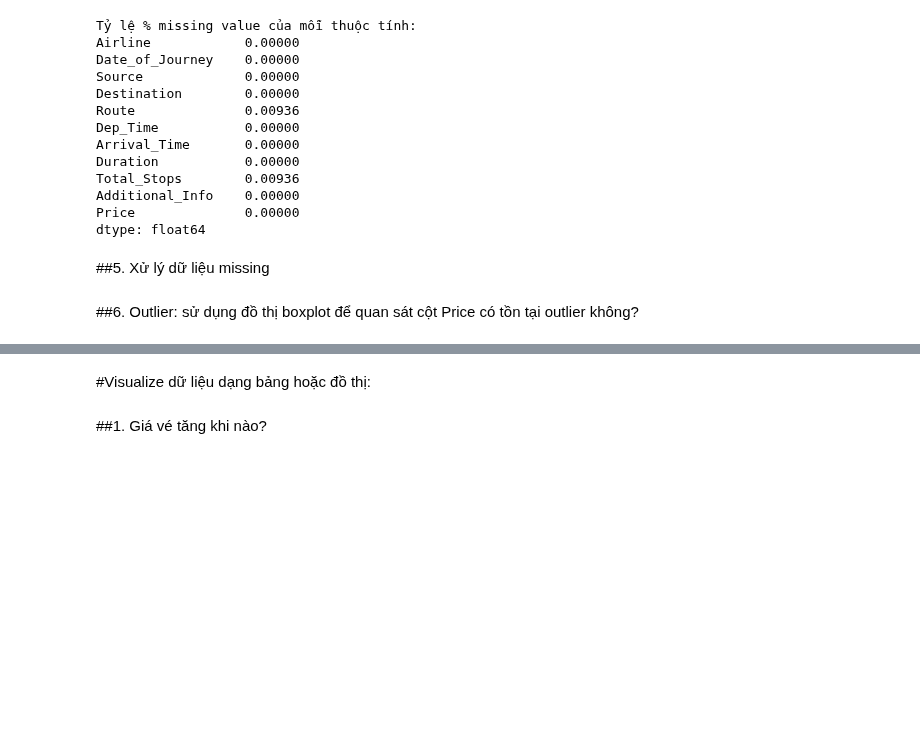
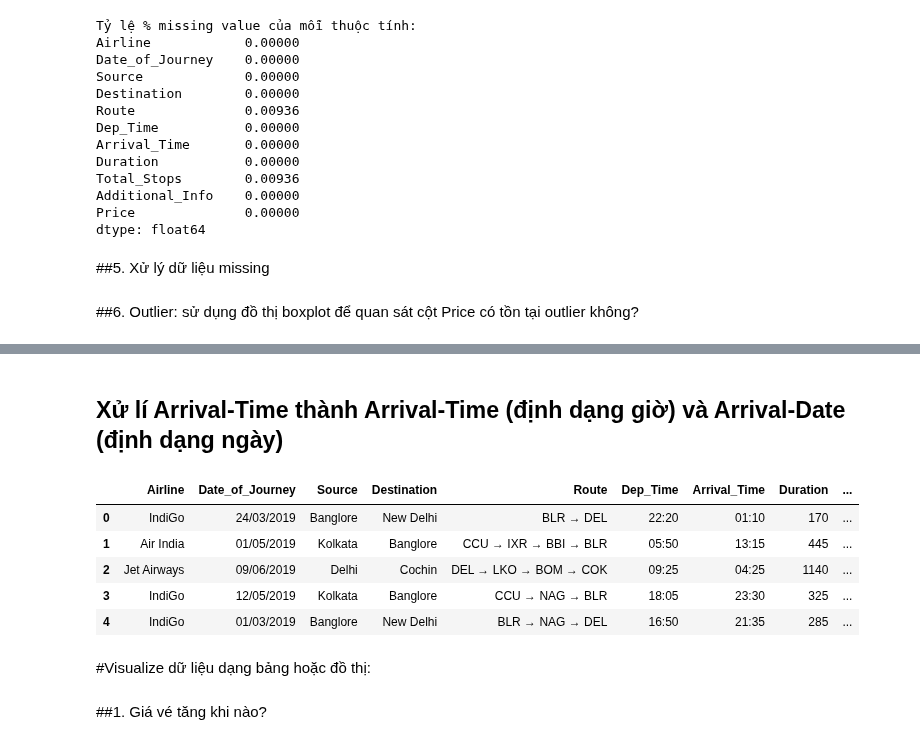
Before and after one commit to Vanniee007/ADA-Final-Project-20CQ.PTDL.05, a Jupyter notebook: FinalProject.ipynb, the cells around one changed output, grey strips where cells are left out. Cells and saved outputs as stored; diff of their text form; code cells hidden in the pictures; blank space fills up the shorter version.

```diff
--- a/FinalProject.ipynb
+++ b/FinalProject.ipynb
@@ -226,3 +139,0 @@ merged_data['Duration'] = merged_data['Duration'].apply(convert_duration)
-# %%
-# Chuyển Total_Stops về kiểu int
-merged_data['Total_Stops'] = merged_data['Total_Stops'].replace({'non-stop': 0, '1 stop': 1, '2 stops': 2, '3 stops': 3, '4 stops': 4}).astype(int)
@@ -276,3 +140,32 @@ merged_data.head(10)
+# %% [markdown]
+## Xử lí Arrival-Time thành Arrival-Time (định dạng giờ) và Arrival-Date (định dạng ngày)
+# %%
+# Hàm tùy chỉnh để xử lý ngày trong 'Arrival_Time'
+def extract_arrival_day(row):
+    arrival_time = row['Arrival_Time']
+    date_of_journey = pd.to_datetime(row['Date_of_Journey'], format='%d/%m/%Y')
+
+    if len(arrival_time) > 5:
+        if int(str(arrival_time)[:2]) > int(str(date_of_journey)[:2]):
+          return pd.to_datetime(arrival_time).strftime('%d/%m') + '/2019'
+        else:
+          return (date_of_journey + timedelta(days=1)).strftime('%d/%m/%Y')
+    else:
+        return date_of_journey.strftime('%d/%m/%Y')
+
+# Áp dụng hàm cho cột 'Arrival_Day'
+merged_data['Arrival_Date'] = merged_data.apply(extract_arrival_day, axis=1)
+
+merged_data['Arrival_Time'] = pd.to_datetime(merged_data['Arrival_Time']).dt.strftime('%H:%M')
+
+merged_data.head()
+# %% [output]
+|  | Airline | Date_of_Journey | Source | Destination | Route | Dep_Time | Arrival_Time | Duration | ... |
+| 0 | IndiGo | 24/03/2019 | Banglore | New Delhi | BLR → DEL | 22:20 | 01:10 | 170 | ... |
+| 1 | Air India | 01/05/2019 | Kolkata | Banglore | CCU → IXR → BBI → BLR | 05:50 | 13:15 | 445 | ... |
+| 2 | Jet Airways | 09/06/2019 | Delhi | Cochin | DEL → LKO → BOM → COK | 09:25 | 04:25 | 1140 | ... |
+| 3 | IndiGo | 12/05/2019 | Kolkata | Banglore | CCU → NAG → BLR | 18:05 | 23:30 | 325 | ... |
+| 4 | IndiGo | 01/03/2019 | Banglore | New Delhi | BLR → NAG → DEL | 16:50 | 21:35 | 285 | ... |
 # %% [markdown]
 #Visualize dữ liệu dạng bảng hoặc đồ thị:
 # %% [markdown]
```
Also changed, not shown: parts of 16 cells of this notebook.
